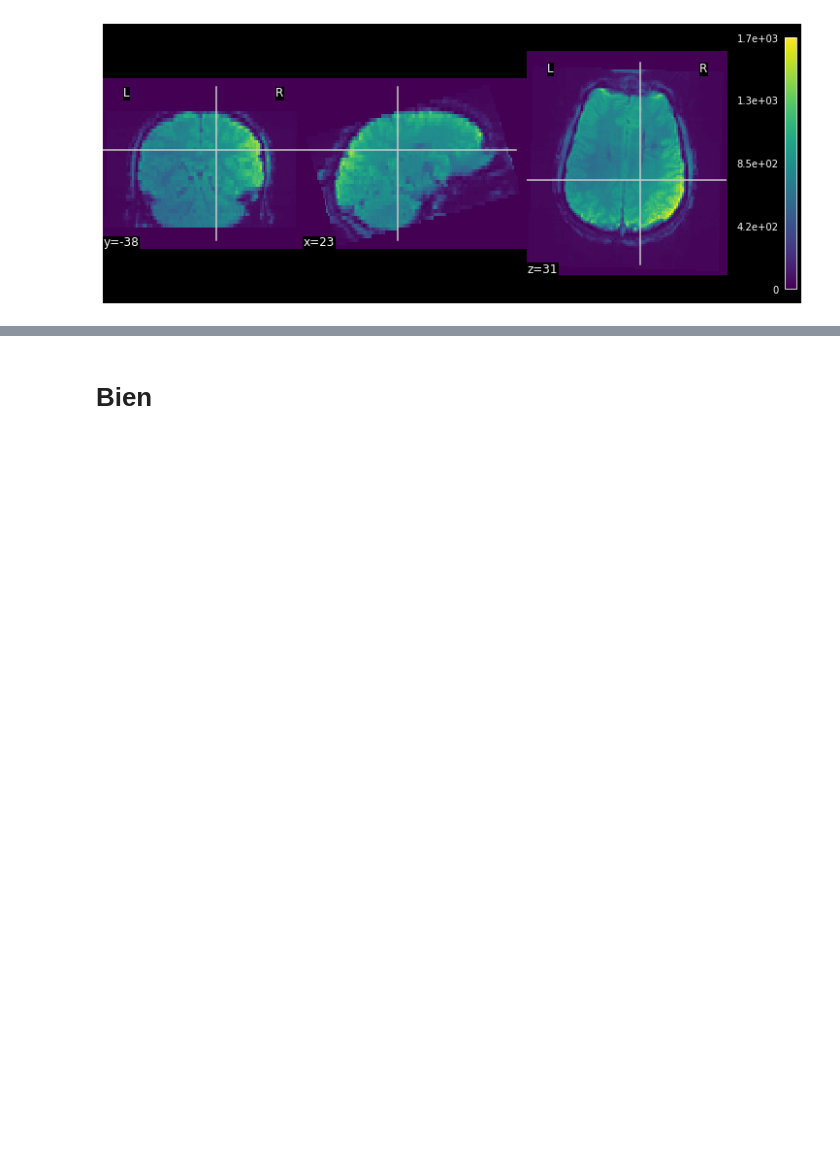
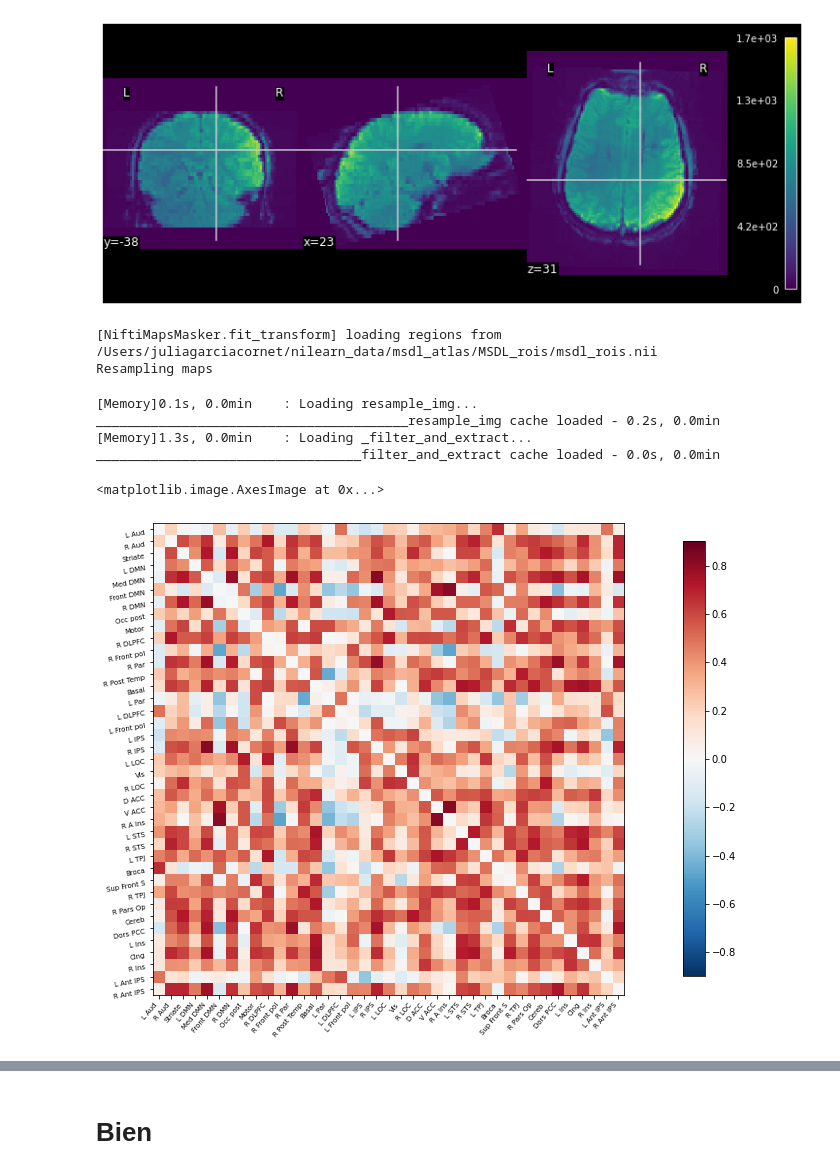
Before and after one commit to mrpotato180/final_project_neuroim, a Jupyter notebook: Notebook_fMRI.ipynb, the cells around one changed output, grey strips where cells are left out. Saved outputs shown, nothing was run; the diff lists cells and outputs as text; code cells hidden in the pictures; blank space fills up the shorter version.

Commit message:
Conectividad fMRI

```diff
--- a/Notebook_fMRI.ipynb
+++ b/Notebook_fMRI.ipynb
@@ -37,7 +37,8 @@ import nibabel as nib
 #fMRI
 
 
-subject_data = 'C:/Users/vctrf/Documents/Quatrimestre_2/Neuroimagen/proyecto Neuroimagen/sub-xp101/func/sub-xp101_task-eegfmriNF_bold.nii.gz'
+#subject_data = 'C:/Users/vctrf/Documents/Quatrimestre_2/Neuroimagen/proyecto Neuroimagen/sub-xp101/func/sub-xp101_task-eegfmriNF_bold.nii.gz'
+subject_data = '/Users/juliagarciacornet/Desktop/Q4/Neuroimatge/project/sub-xp101/func/sub-xp101_task-eegfmriNF_bold.nii.gz'
 fmri_img= nib.load(subject_data)
 
 
@@ -133,3 +134,40 @@ plotting.plot_img(mean_img_task, figure=fig, black_bg=True, colorbar=True, resam
 # %% [output]
 <nilearn.plotting.displays._slicers.OrthoSlicer at 0x...>
 [figure]
+# %%
+# Resting conectividad
+
+dataset = datasets.fetch_atlas_msdl() # importamos atlas
+atlas_filename = dataset.maps
+labels = dataset.labels
+
+# Datos del primer paciente
+data = fmri_rest_todos
+
+from nilearn.input_data import NiftiMapsMasker
+masker = NiftiMapsMasker(maps_img=atlas_filename, standardize=True,
+                         memory='nilearn_cache', verbose=5)
+
+time_series = masker.fit_transform(fmri_rest_todos) #####!!!
+
+from nilearn.connectome import ConnectivityMeasure
+correlation_measure = ConnectivityMeasure(kind='correlation')
+correlation_matrix = correlation_measure.fit_transform([time_series])[0]
+
+# Display the correlation matrix
+import numpy as np
+from nilearn import plotting
+# Mask out the major diagonal
+np.fill_diagonal(correlation_matrix, 0)
+fig = plt.figure(figsize=(10,10))
+plotting.plot_matrix(correlation_matrix, labels=labels, colorbar=True,
+                     vmax=0.9, vmin=-0.9,axes=fig.gca())
+# %% [output]
+[NiftiMapsMasker.fit_transform] loading regions from /Users/juliagarciacornet/nilearn_data/msdl_atlas/MSDL_rois/msdl_rois.nii
+Resampling maps
+[Memory]0.1s, 0.0min    : Loading resample_img...
+________________________________________resample_img cache loaded - 0.2s, 0.0min
+[Memory]1.3s, 0.0min    : Loading _filter_and_extract...
+__________________________________filter_and_extract cache loaded - 0.0s, 0.0min
+<matplotlib.image.AxesImage at 0x...>
+[figure, added]
```
Also changed, not shown: parts of 10 cells of this notebook.
